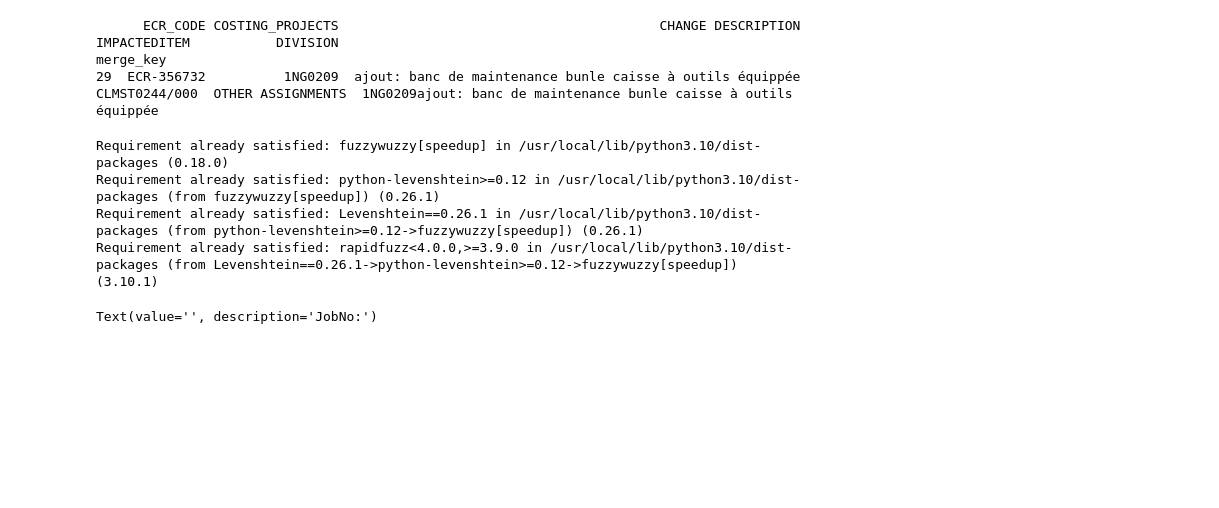
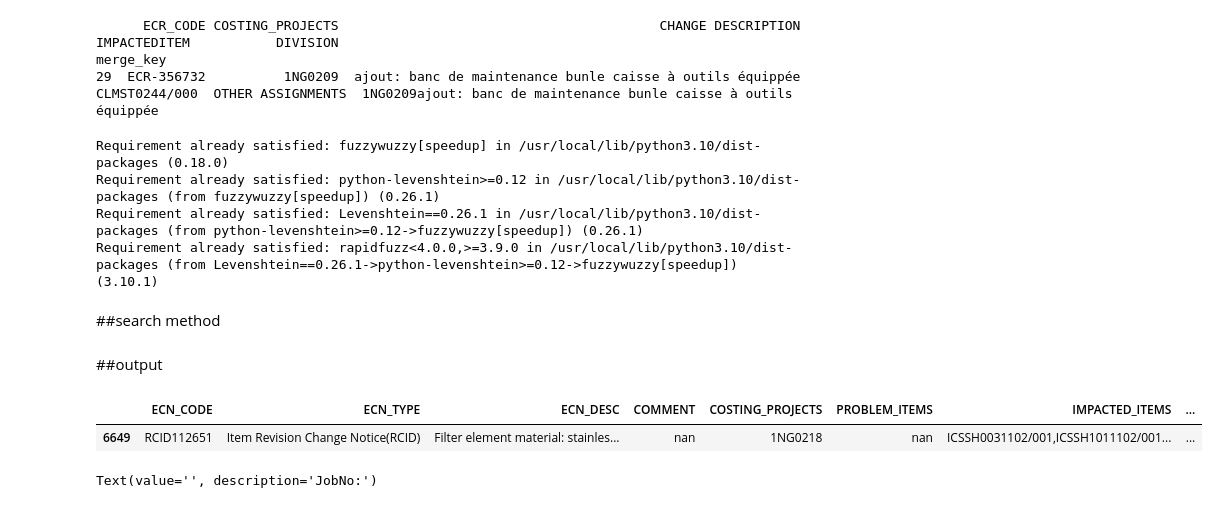
Before and after one commit to adnaksbhat/Colab_JupyterNotebooks, a Jupyter notebook: Wow.ipynb, the cells around one changed output. Saved outputs shown, nothing was run; the diff lists cells and outputs as text; code cells hidden in the pictures; blank space fills up the shorter version.

```diff
--- a/Wow.ipynb
+++ b/Wow.ipynb
@@ -154,6 +158,8 @@ Requirement already satisfied: fuzzywuzzy[speedup] in /usr/local/lib/python3.10/
 Requirement already satisfied: python-levenshtein>=0.12 in /usr/local/lib/python3.10/dist-packages (from fuzzywuzzy[speedup]) (0.26.1)
 Requirement already satisfied: Levenshtein==0.26.1 in /usr/local/lib/python3.10/dist-packages (from python-levenshtein>=0.12->fuzzywuzzy[speedup]) (0.26.1)
 Requirement already satisfied: rapidfuzz<4.0.0,>=3.9.0 in /usr/local/lib/python3.10/dist-packages (from Levenshtein==0.26.1->python-levenshtein>=0.12->fuzzywuzzy[speedup]) (3.10.1)
+# %% [markdown]
+##search method
 # %%
 from __future__ import division
 import ipywidgets as widgets
@@ -233,4 +239,11 @@ def search_df(button):
 search_button.on_click(search_df)
 
 # Display widgets
+# %% [markdown]
+##output
+# %%
+merged_df[(merged_df['COSTING_PROJECTS']=='1NG0218') & (merged_df['IMPACTEDITEM']=='ICSSH0031102/001')]
+# %% [output]
+|  | ECN_CODE | ECN_TYPE | ECN_DESC | COMMENT | COSTING_PROJECTS | PROBLEM_ITEMS | IMPACTED_ITEMS | ... |
+| 6649 | RCID112651 | Item Revision Change Notice(RCID) | Filter element material: stainles... | nan | 1NG0218 | nan | ICSSH0031102/001,ICSSH1011102/001... | ... |
 # %%
```
Also changed, not shown: parts of 7 cells of this notebook.
